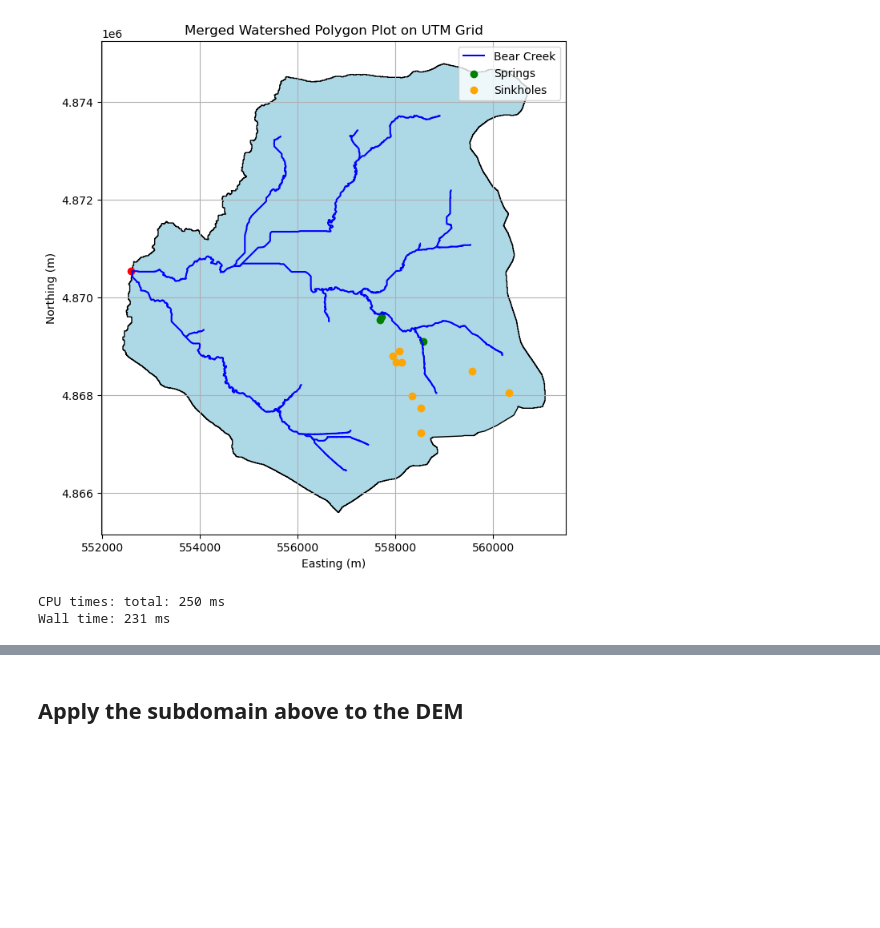
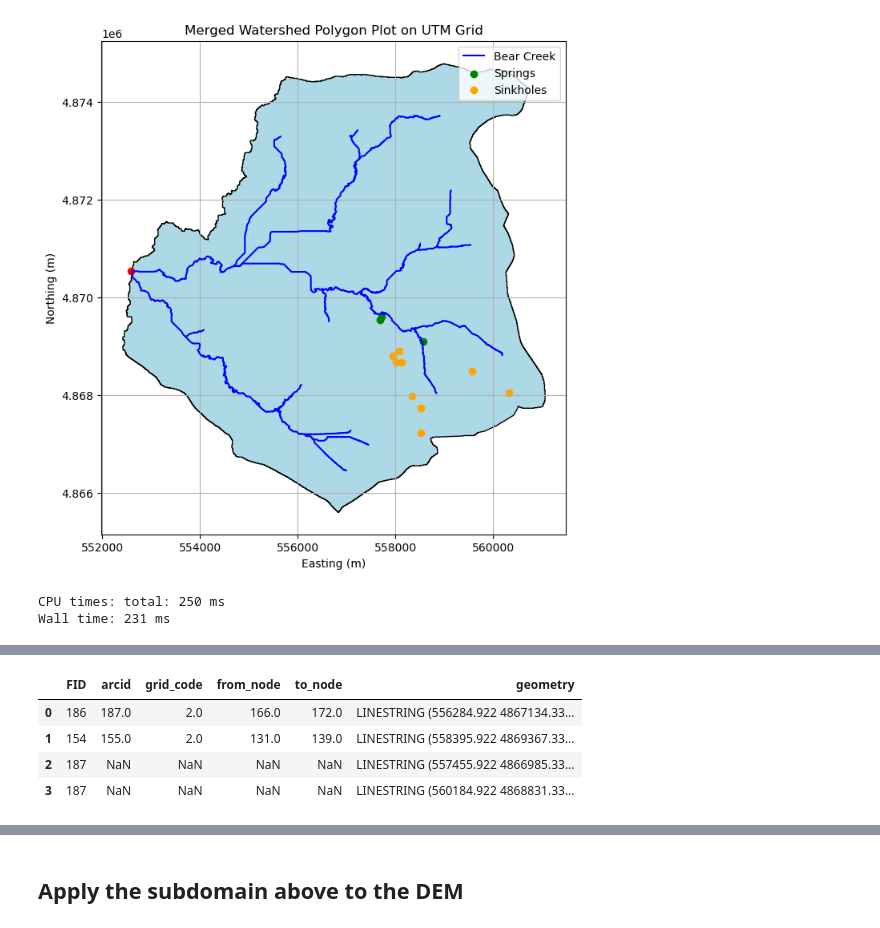
Before and after one commit to jhuang523/UMNBearSpring, a Jupyter notebook: EPM/steady_state/EPM_ws_singleLayer.ipynb, the cells around one changed output, grey strips where cells are left out. Drawn from its saved outputs; the diff is of its cells as text; code cells hidden in the pictures; blank space fills up the shorter version.

```diff
--- a/EPM/steady_state/EPM_ws_singleLayer.ipynb
+++ b/EPM/steady_state/EPM_ws_singleLayer.ipynb
@@ -384,4 +459,13 @@ Wall time: 57.6 ms
 [figure]
+# %%
+# pd.concat([creeks, segment0_gdf], axis = 0, ignore_index=True)
+new_creeks
+# %% [output]
+|  | FID | arcid | grid_code | from_node | to_node | geometry |
+| 0 | 186 | 187.0 | 2.0 | 166.0 | 172.0 | LINESTRING (556284.922 4867134.33... |
+| 1 | 154 | 155.0 | 2.0 | 131.0 | 139.0 | LINESTRING (558395.922 4869367.33... |
+| 2 | 187 | NaN | NaN | NaN | NaN | LINESTRING (557455.922 4866985.33... |
+| 3 | 187 | NaN | NaN | NaN | NaN | LINESTRING (560184.922 4868831.33... |
 # %%
 %%time
 
```
Also changed, not shown: parts of 17 cells of this notebook, 7 other files.
